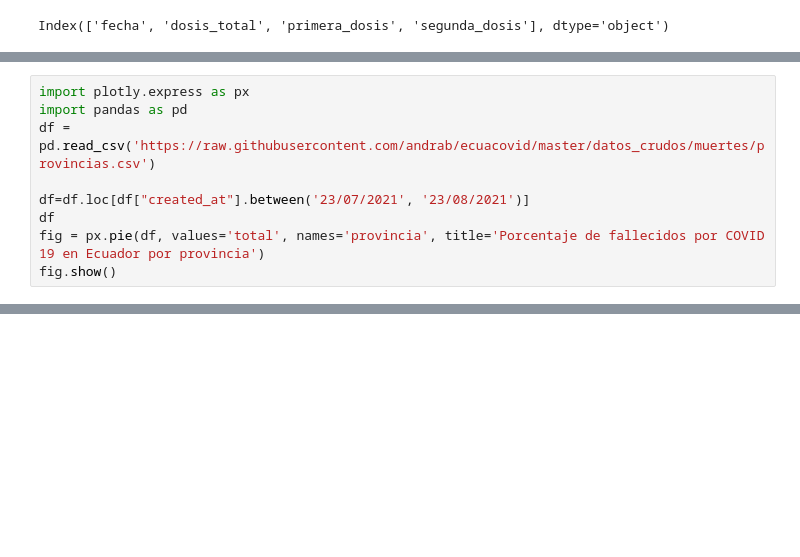
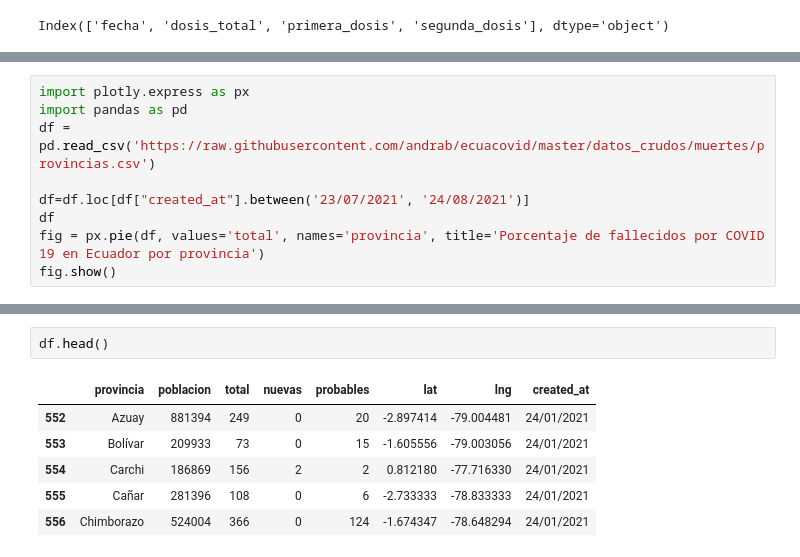
Before and after one commit to gusecuador/tratamientoDatos, a Jupyter notebook: desafio2/PracticasTratamientoDatosGustavo.ipynb, the cells around one changed output, grey strips where cells are left out. Drawn from its saved outputs; the diff is of its cells as text; blank space fills up the shorter version.

```diff
--- a/desafio2/PracticasTratamientoDatosGustavo.ipynb
+++ b/desafio2/PracticasTratamientoDatosGustavo.ipynb
@@ -147,9 +168,18 @@ import plotly.express as px
 import pandas as pd
 df = pd.read_csv('https://raw.githubusercontent.com/andrab/ecuacovid/master/datos_crudos/muertes/provincias.csv')
 
-df=df.loc[df["created_at"].between('23/07/2021', '23/08/2021')]
+df=df.loc[df["created_at"].between('23/07/2021', '24/08/2021')]
 df
 fig = px.pie(df, values='total', names='provincia', title='Porcentaje de fallecidos por COVID 19 en Ecuador por provincia')
 fig.show()
 # %% [output]
 [interactive output not drawn]
+# %%
+df.head()
+# %% [output]
+|  | provincia | poblacion | total | nuevas | probables | lat | lng | created_at |
+| 552 | Azuay | 881394 | 249 | 0 | 20 | -2.897414 | -79.004481 | 24/01/2021 |
+| 553 | Bolívar | 209933 | 73 | 0 | 15 | -1.605556 | -79.003056 | 24/01/2021 |
+| 554 | Carchi | 186869 | 156 | 2 | 2 | 0.812180 | -77.716330 | 24/01/2021 |
+| 555 | Cañar | 281396 | 108 | 0 | 6 | -2.733333 | -78.833333 | 24/01/2021 |
+| 556 | Chimborazo | 524004 | 366 | 0 | 124 | -1.674347 | -78.648294 | 24/01/2021 |
```
Also changed, not shown: parts of 19 cells of this notebook.
